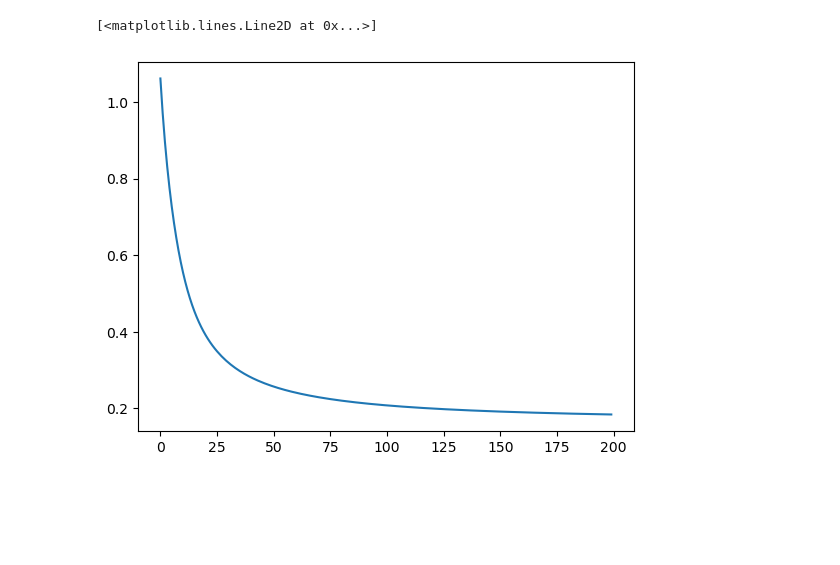
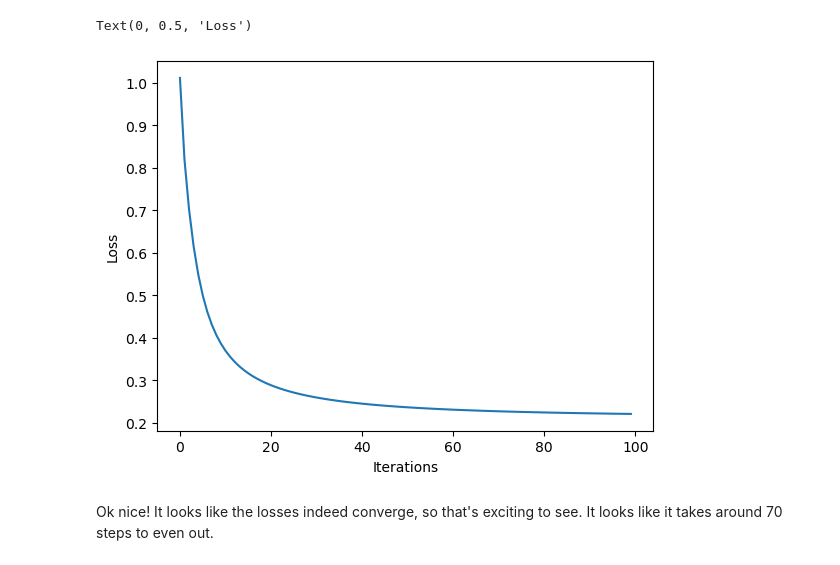
Before and after one commit to ShadowedSpace/ShadowedSpace.github.io, a Jupyter notebook: posts/BP7/BP7.ipynb, the cells around one changed output. Saved outputs shown, nothing was run; the diff lists cells and outputs as text; code cells hidden in the pictures; blank space fills up the shorter version.

```diff
--- a/posts/BP7/BP7.ipynb
+++ b/posts/BP7/BP7.ipynb
@@ -49,19 +70,23 @@ def accuracy(y_pred, y_true):
 # %%
 # vanilla gradient descent
 
 LR = LogisticRegression(w)
 opt = GradientDescentOptimizer(LR, w, w_prev)
 
 losses = []
 
-for _ in range(200):
+for _ in range(100):
     losses.append(LR.loss(X, y))
-    opt.step(X, y, alpha = 0.5, beta = 0)
+    opt.step(X, y, alpha = 1.5, beta = 0)
 
 plt.plot(losses)
+plt.xlabel("Iterations")
+plt.ylabel("Loss")
 # %% [output]
-[<matplotlib.lines.Line2D at 0x...>]
+Text(0, 0.5, 'Loss')
-[figure, old version]
+[figure, new version]
+# %% [markdown]
+Ok nice! It looks like the losses indeed converge, so that's exciting to see. It looks like it takes around 70 steps to even out.
 # %%
 plot_data_and_boundary(X, y, LR.w)
 # %% [output]
```
Also changed, not shown: parts of 26 cells of this notebook, 9 other files.
